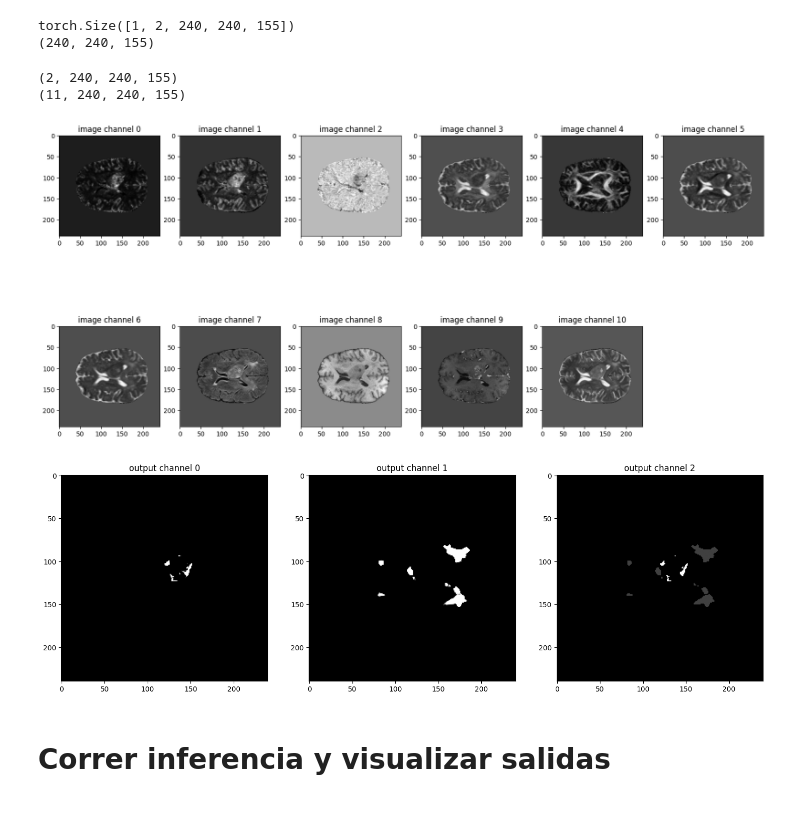
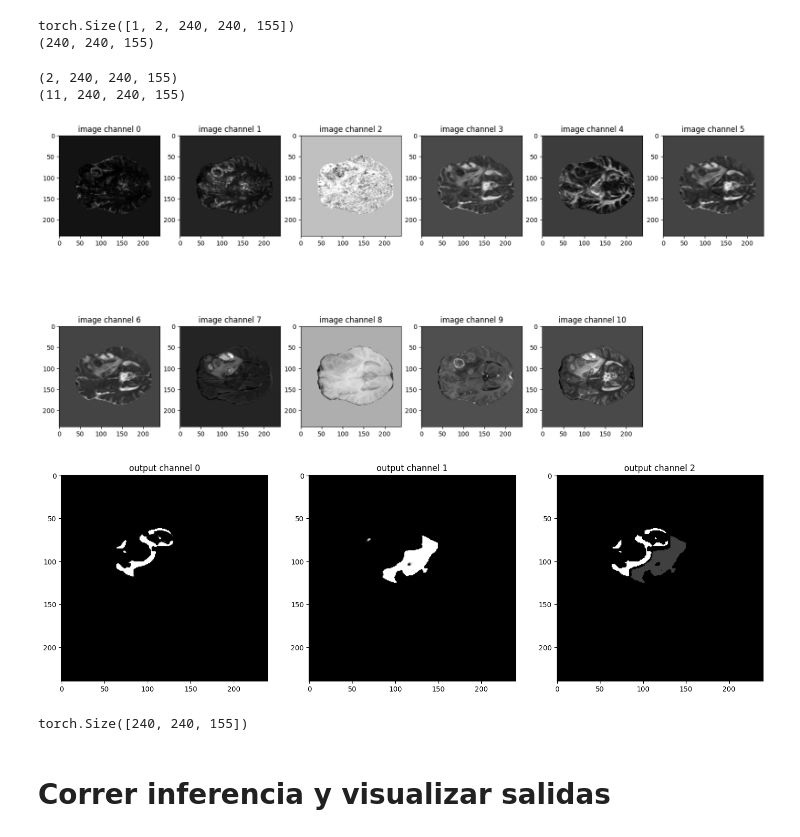
Before and after one commit to GBM-images-research/Swin_transformer_UPennGBM, a Jupyter notebook: simple_inference.ipynb, the cells around one changed output. Saved outputs shown, nothing was run; the diff lists cells and outputs as text; code cells hidden in the pictures.

Commit message:
train with label

```diff
--- a/simple_inference.ipynb
+++ b/simple_inference.ipynb
@@ -191,7 +191,7 @@ Found 5 images and 5 labels.
 # %%
 with torch.no_grad():
     for idx, batch_data in enumerate(test_loader):
-        if idx == 4:
+        if idx == 3:
             image = batch_data["image"].cuda()
             prob = torch.sigmoid(model_inferer_test(image))
             print(prob.shape)
@@ -217,32 +217,63 @@ image=image.squeeze(0).cpu().numpy()
 torch.Size([1, 2, 240, 240, 155])
 (240, 240, 155)
 # %%
-sl=80
+sl=61
 
 print(original.shape)
 print(image.shape)
 
 plt.figure("image", (20, 10))
 for i in range(11):
     plt.subplot(2, 6, i + 1)
     plt.title(f"image channel {i}")
     plt.imshow(image[i, :, :, sl], cmap="gray")
 plt.show()
 # visualize the 3 channels model output corresponding to this image
 plt.figure("output", (18, 6))
 for i in range(3):
     plt.subplot(1, 3, i + 1)
     plt.title(f"output channel {i}")
     if i==2:
         plt.imshow(seg_out[:,:,sl], cmap="gray")
     else:
         plt.imshow(original[i,:,:,sl], cmap="gray") #.detach().cpu()
 plt.show()
 # %% [output]
 (2, 240, 240, 155)
 (11, 240, 240, 155)
-[figure, old version]
+[figure, new version]
-[figure, old version]
+[figure, new version]
+# %%
+img_n="4"
+# Crear un nuevo tensor de ceros con el tamaño deseado
+output_tensor = torch.zeros(240, 240, 155, dtype=torch.float32)
+
+# output_tensor += val_output[1] * 2  # necrosis
+# output_tensor += val_output[0] * 3 # edema
+# output_tensor += val_output[2] * 4  # activo
+directory="trained_models/segmentations_pruebas"
+
+save_img(
+            seg_out, #output_tensor.numpy(),
+            f"{directory}/{img_n}segmentation.nii.gz",
+            header,
+            affine,
+        )
+save_img(
+            original[0], #output_tensor.numpy(),
+            f"{directory}/{img_n}Nroi.nii.gz",
+            header,
+            affine,
+        )
+save_img(
+            original[1], #output_tensor.numpy(),
+            f"{directory}/{img_n}Froi.nii.gz",
+            header,
+            affine,
+        )
+output_tensor.shape
+# %% [output]
+torch.Size([240, 240, 155])
 # %%
 for idx, batch_data in enumerate(test_loader):
     if idx == 0:  # Cambia 0 al índice del batch deseado
```
Also changed, not shown: parts of 3 cells of this notebook, 1 other file.
